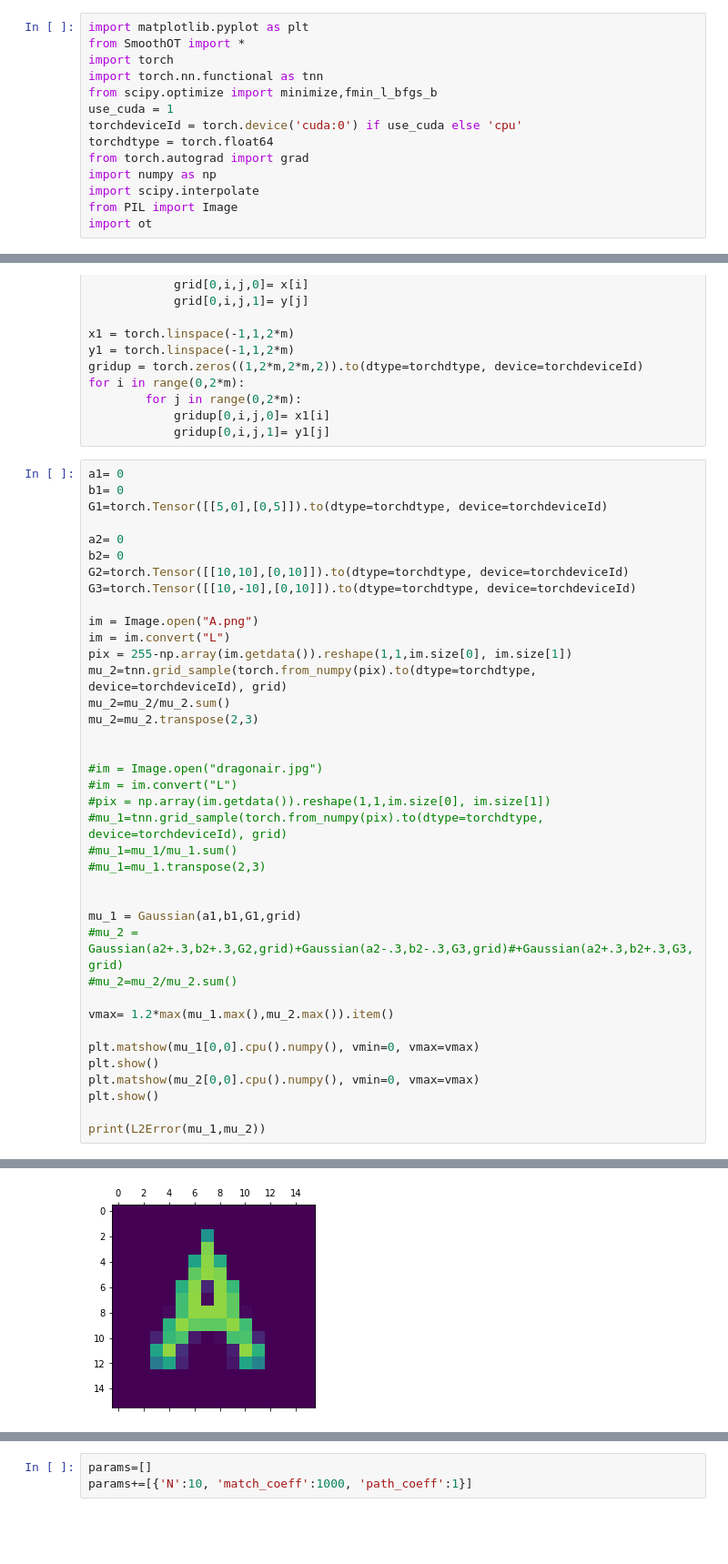
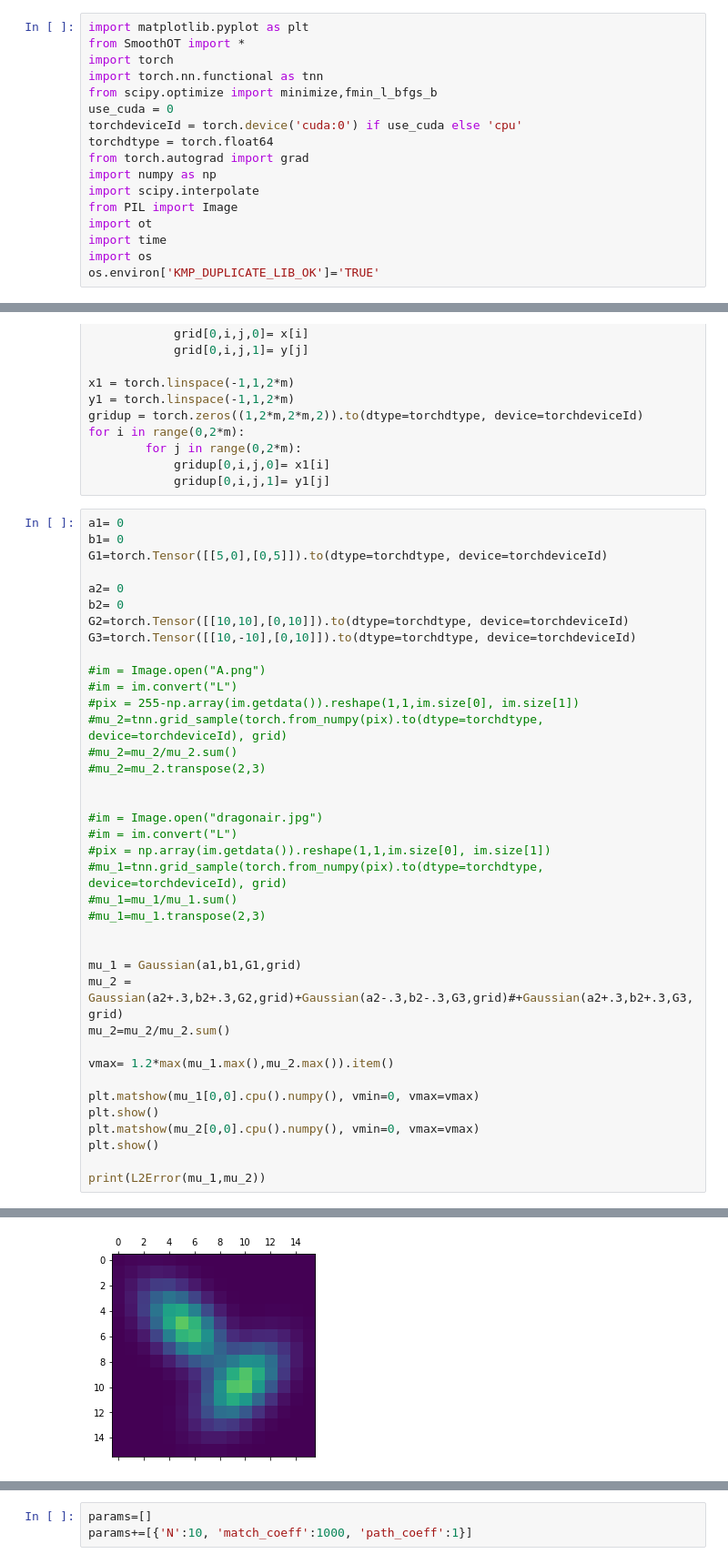
Before and after one commit to mao1756/pdot, a Jupyter notebook: SmoothOT.ipynb, the cells around one changed output, grey strips where cells are left out. Shown at 91% size. Cells and saved outputs as stored; diff of their text form; blank space fills up the shorter version.

```diff
--- a/SmoothOT.ipynb
+++ b/SmoothOT.ipynb
@@ -4,7 +4,7 @@ from SmoothOT import *
 import torch
 import torch.nn.functional as tnn
 from scipy.optimize import minimize,fmin_l_bfgs_b
-use_cuda = 1
+use_cuda = 0
 torchdeviceId = torch.device('cuda:0') if use_cuda else 'cpu'
 torchdtype = torch.float64
 from torch.autograd import grad
@@ -12,6 +12,9 @@ import numpy as np
 import scipy.interpolate
 from PIL import Image
 import ot
+import time
+import os
+os.environ['KMP_DUPLICATE_LIB_OK']='TRUE'
 # %%
 m=16
 
@@ -40,12 +43,12 @@ b2= 0
 G2=torch.Tensor([[10,10],[0,10]]).to(dtype=torchdtype, device=torchdeviceId)
 G3=torch.Tensor([[10,-10],[0,10]]).to(dtype=torchdtype, device=torchdeviceId)
 
-im = Image.open("A.png")
-im = im.convert("L")
-pix = 255-np.array(im.getdata()).reshape(1,1,im.size[0], im.size[1])
-mu_2=tnn.grid_sample(torch.from_numpy(pix).to(dtype=torchdtype, device=torchdeviceId), grid)
-mu_2=mu_2/mu_2.sum()
-mu_2=mu_2.transpose(2,3)
+#im = Image.open("A.png")
+#im = im.convert("L")
+#pix = 255-np.array(im.getdata()).reshape(1,1,im.size[0], im.size[1])
+#mu_2=tnn.grid_sample(torch.from_numpy(pix).to(dtype=torchdtype, device=torchdeviceId), grid)
+#mu_2=mu_2/mu_2.sum()
+#mu_2=mu_2.transpose(2,3)
 
 
 #im = Image.open("dragonair.jpg")
@@ -57,8 +60,8 @@ mu_2=mu_2.transpose(2,3)
 
 
 mu_1 = Gaussian(a1,b1,G1,grid)
-#mu_2 = Gaussian(a2+.3,b2+.3,G2,grid)+Gaussian(a2-.3,b2-.3,G3,grid)#+Gaussian(a2+.3,b2+.3,G3,grid)
-#mu_2=mu_2/mu_2.sum()
+mu_2 = Gaussian(a2+.3,b2+.3,G2,grid)+Gaussian(a2-.3,b2-.3,G3,grid)#+Gaussian(a2+.3,b2+.3,G3,grid)
+mu_2=mu_2/mu_2.sum()
 
 vmax= 1.2*max(mu_1.max(),mu_2.max()).item()
 
@@ -73 +76 @@ print(L2Error(mu_1,mu_2))
-[figure, old version]
+[figure, new version]
```
Also changed, not shown: parts of 5 cells of this notebook, 2 other files.
